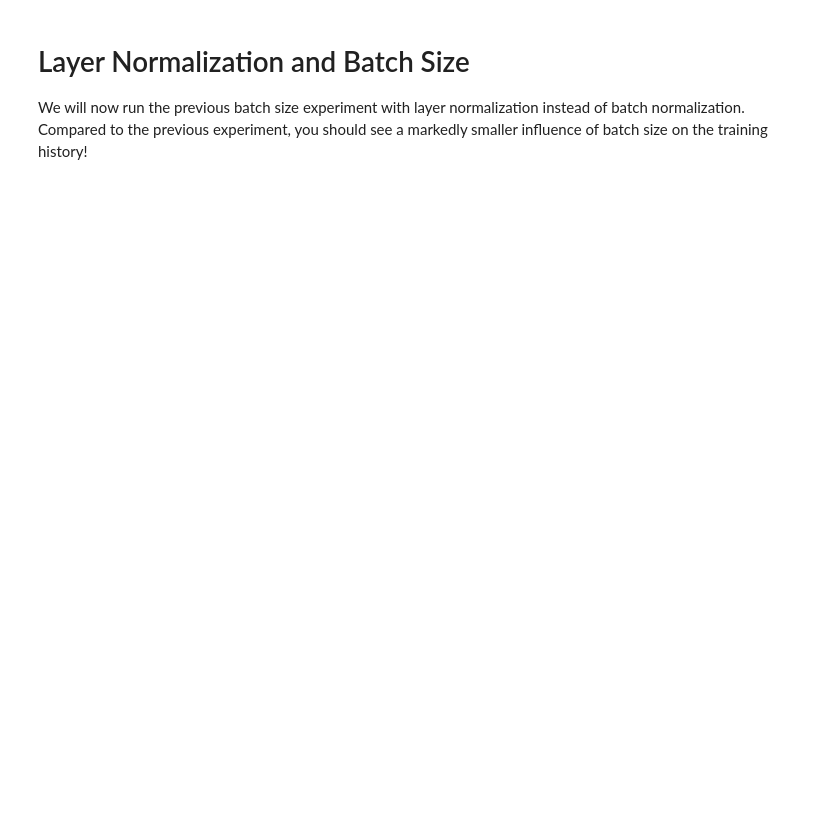
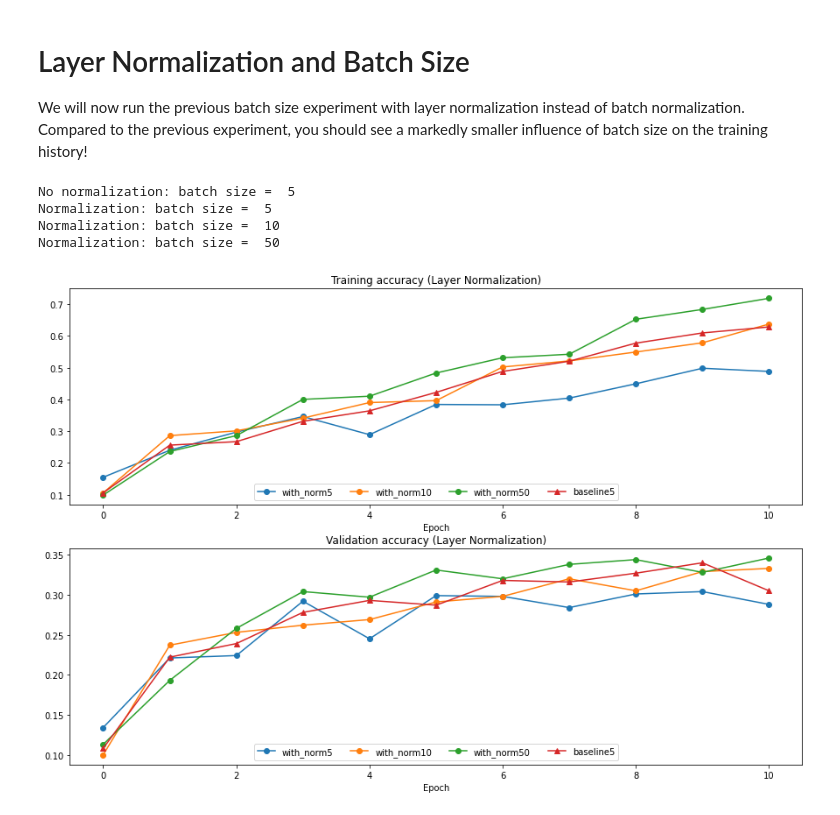
Before and after one commit to RuntimeErrorz/cs231n, a Jupyter notebook: assignment2/BatchNormalization.ipynb, the cells around one changed output. Saved outputs shown, nothing was run; the diff lists cells and outputs as text; code cells hidden in the pictures; blank space fills up the shorter version.

Commit message:
Complete BatchNormalization in assignment2.

```diff
--- a/assignment2/BatchNormalization.ipynb
+++ b/assignment2/BatchNormalization.ipynb
@@ -551,17 +690,24 @@ print('dbeta error: ', rel_error(db_num, dbeta))
 
 We will now run the previous batch size experiment with layer normalization instead of batch normalization. Compared to the previous experiment, you should see a markedly smaller influence of batch size on the training history!
 # %%
-ln_solvers_bsize, solver_bsize, batch_sizes = run_batchsize_experiments('layernorm')
+ln_solvers_bsize, solver_bsize, batch_sizes = run_batchsize_experiments(
+    'layernorm')
 
 plt.subplot(2, 1, 1)
-plot_training_history('Training accuracy (Layer Normalization)','Epoch', solver_bsize, ln_solvers_bsize, \
+plot_training_history('Training accuracy (Layer Normalization)', 'Epoch', solver_bsize, ln_solvers_bsize,
                       lambda x: x.train_acc_history, bl_marker='-^', bn_marker='-o', labels=batch_sizes)
 plt.subplot(2, 1, 2)
-plot_training_history('Validation accuracy (Layer Normalization)','Epoch', solver_bsize, ln_solvers_bsize, \
+plot_training_history('Validation accuracy (Layer Normalization)', 'Epoch', solver_bsize, ln_solvers_bsize,
                       lambda x: x.val_acc_history, bl_marker='-^', bn_marker='-o', labels=batch_sizes)
 
 plt.gcf().set_size_inches(15, 10)
 plt.show()
+# %% [output]
+No normalization: batch size =  5
+Normalization: batch size =  5
+Normalization: batch size =  10
+Normalization: batch size =  50
+[figure, added]
 # %% [markdown]
 ## Inline Question 4:
 When is layer normalization likely to not work well, and why?
```
Also changed, not shown: parts of 19 cells of this notebook, 3 other files.
